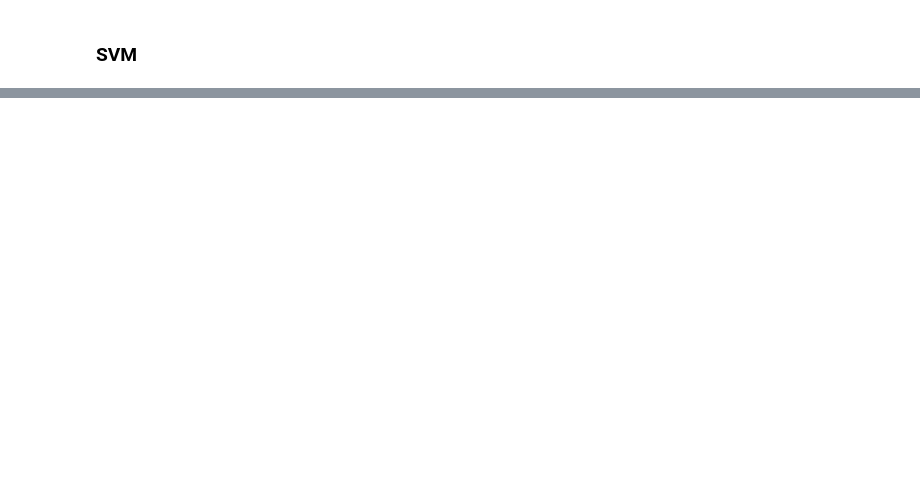
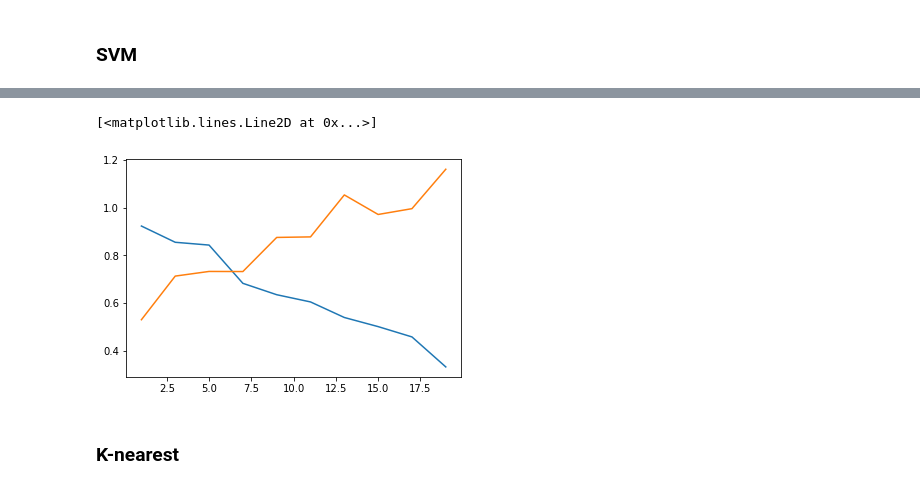
Before and after one commit to qiushuo222/c733-core-services, a Jupyter notebook: model_playground/nn.ipynb, the cells around one changed output, grey strips where cells are left out. Saved outputs shown, nothing was run; the diff lists cells and outputs as text; code cells hidden in the pictures; blank space fills up the shorter version.

```diff
--- a/model_playground/nn.ipynb
+++ b/model_playground/nn.ipynb
@@ -284,0 +328,17 @@ print(train_loss, val_loss)
+# %%
+train_losses = []
+val_losses = []
+depths = []
+
+for depth in range(1, 20, 2):
+    model = DecisionTreeRegressor(max_depth=depth)
+    model.fit(X_train, y_train)
+    train_pred =  model.predict(X_train)
+    train_loss = mean_squared_error(y_train, train_pred)
+    val_pred = model.predict(X_val)
+    val_loss = mean_squared_error(y_val, val_pred)
+
+    train_losses.append(train_loss)
+    val_losses.append(val_loss)
+    depths.append(depth)
+    print(depth, train_loss, val_loss)
@@ -284,0 +356,8 @@ print(train_loss, val_loss)
+# %%
+plt.plot(depths, train_losses)
+plt.plot(depths, val_losses)
+# %% [output]
+[<matplotlib.lines.Line2D at 0x...>]
+[figure, added]
+# %% [markdown]
+### K-nearest
```
Also changed, not shown: parts of 25 cells of this notebook.
